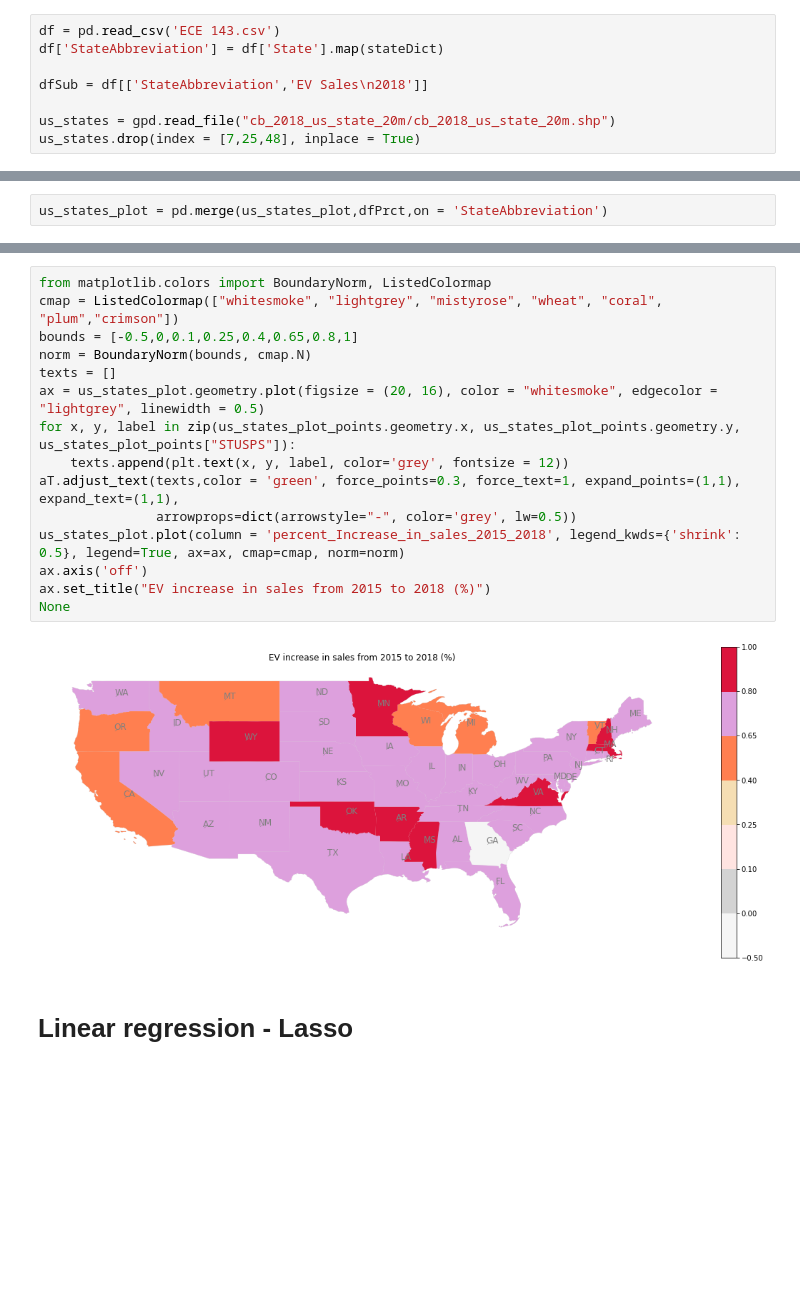
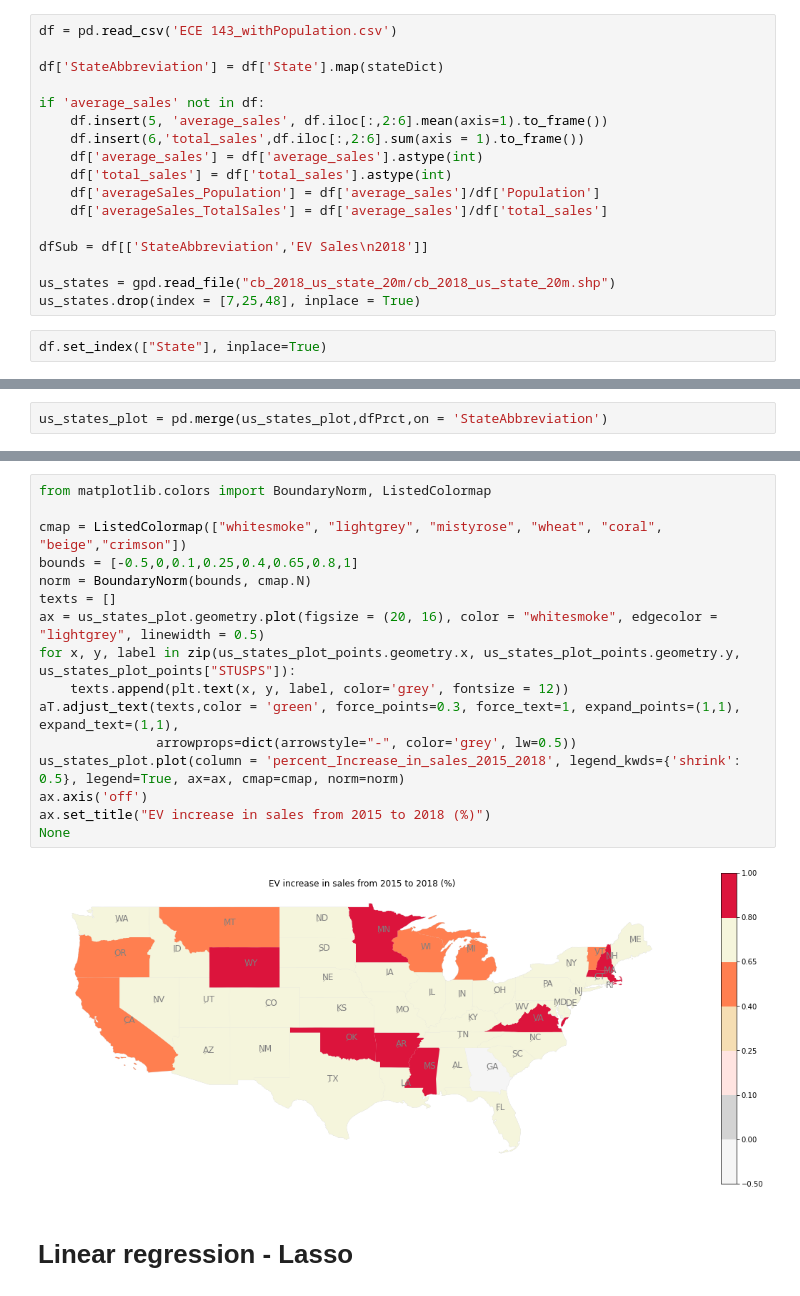
Before and after one commit to Disguiser23/ECE143-project-group11, a Jupyter notebook: data analysis and visualization_girish.ipynb, the cells around one changed output, grey strips where cells are left out. Saved outputs shown, nothing was run; the diff lists cells and outputs as text; blank space fills up the shorter version.

```diff
--- a/data analysis and visualization_girish.ipynb
+++ b/data analysis and visualization_girish.ipynb
@@ -70,13 +70,24 @@ stateDict = {
     'Wyoming': 'WY',
 }
 # %%
-df = pd.read_csv('ECE 143.csv')
+df = pd.read_csv('ECE 143_withPopulation.csv')
+
 df['StateAbbreviation'] = df['State'].map(stateDict)
+
+if 'average_sales' not in df:
+    df.insert(5, 'average_sales', df.iloc[:,2:6].mean(axis=1).to_frame())
+    df.insert(6,'total_sales',df.iloc[:,2:6].sum(axis = 1).to_frame())
+    df['average_sales'] = df['average_sales'].astype(int)
+    df['total_sales'] = df['total_sales'].astype(int)
+    df['averageSales_Population'] = df['average_sales']/df['Population']
+    df['averageSales_TotalSales'] = df['average_sales']/df['total_sales']
 
 dfSub = df[['StateAbbreviation','EV Sales\n2018']]
 
 us_states = gpd.read_file("cb_2018_us_state_20m/cb_2018_us_state_20m.shp")
 us_states.drop(index = [7,25,48], inplace = True)
+# %%
+df.set_index(["State"], inplace=True)
 # %%
 us_states_plot = pd.merge(us_states,dfSub,left_on='STUSPS',right_on='StateAbbreviation')
 # %%
@@ -131,20 +122,21 @@ us_states_plot
 # %%
 from matplotlib.colors import BoundaryNorm, ListedColormap
-cmap = ListedColormap(["whitesmoke", "lightgrey", "mistyrose", "wheat", "coral", "plum","crimson"])
+
+cmap = ListedColormap(["whitesmoke", "lightgrey", "mistyrose", "wheat", "coral", "beige","crimson"])
 bounds = [-0.5,0,0.1,0.25,0.4,0.65,0.8,1]
 norm = BoundaryNorm(bounds, cmap.N)
 texts = []
 ax = us_states_plot.geometry.plot(figsize = (20, 16), color = "whitesmoke", edgecolor = "lightgrey", linewidth = 0.5)
 for x, y, label in zip(us_states_plot_points.geometry.x, us_states_plot_points.geometry.y, us_states_plot_points["STUSPS"]):
     texts.append(plt.text(x, y, label, color='grey', fontsize = 12))
 aT.adjust_text(texts,color = 'green', force_points=0.3, force_text=1, expand_points=(1,1), expand_text=(1,1),
                arrowprops=dict(arrowstyle="-", color='grey', lw=0.5))
 us_states_plot.plot(column = 'percent_Increase_in_sales_2015_2018', legend_kwds={'shrink': 0.5}, legend=True, ax=ax, cmap=cmap, norm=norm)
 ax.axis('off')
 ax.set_title("EV increase in sales from 2015 to 2018 (%)")
 None
 # %% [output]
-[figure, old version]
+[figure, new version]
 # %% [markdown]
 # Linear regression - Lasso
 # %%
```
Also changed, not shown: parts of 40 cells of this notebook.
